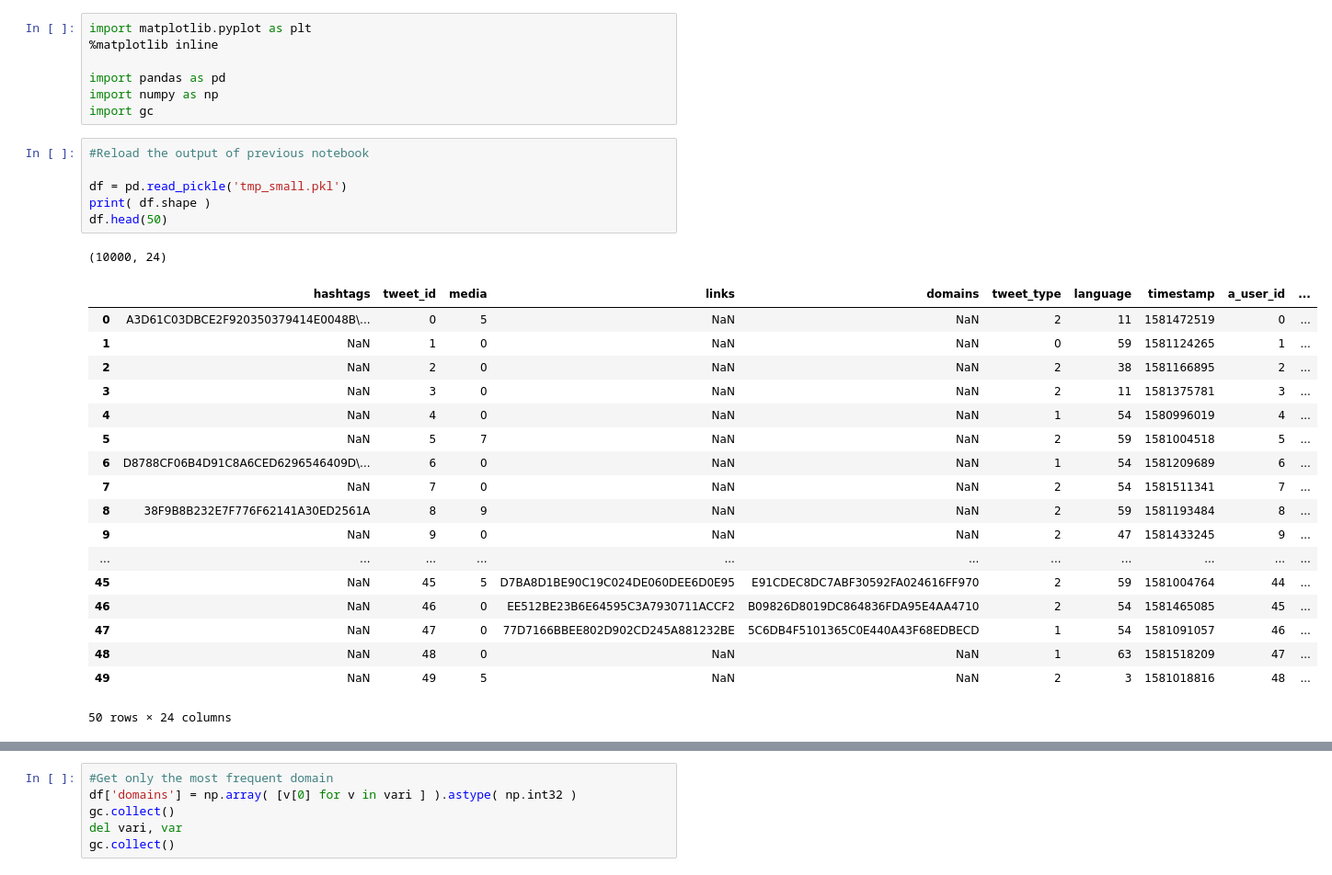
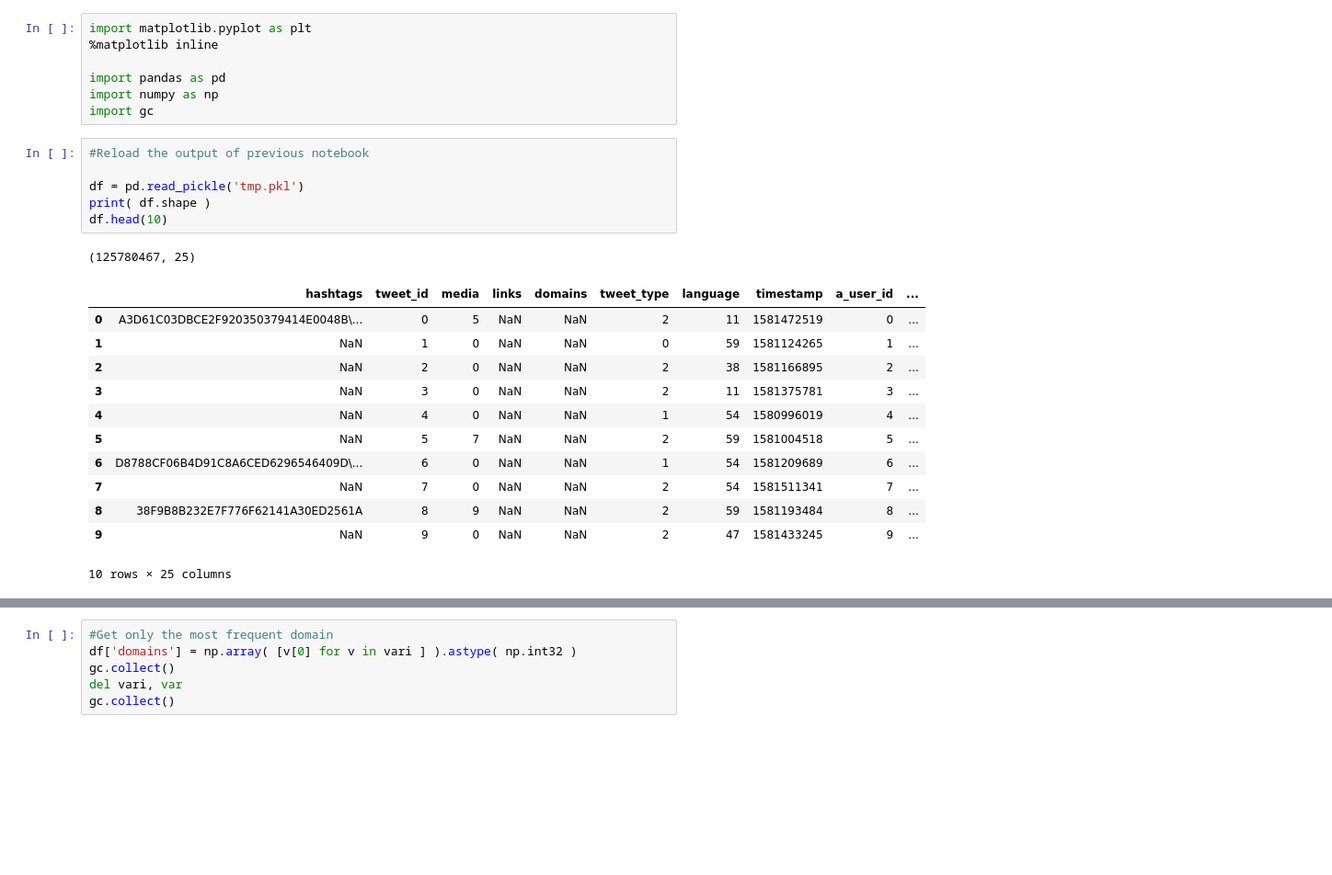
Before and after one commit to pintonos/deeplearning, a Jupyter notebook: RecSys2020/01_Preprocess/2-preproc-split-new.ipynb, the cells around one changed output, grey strips where cells are left out. Shown at 92% size. Drawn from its saved outputs; the diff is of its cells as text; blank space fills up the shorter version.

```diff
--- a/RecSys2020/01_Preprocess/2-preproc-split-new.ipynb
+++ b/RecSys2020/01_Preprocess/2-preproc-split-new.ipynb
@@ -19,29 +19,23 @@ import gc
 # %%
 #Reload the output of previous notebook
 
-df = pd.read_pickle('tmp_small.pkl')
+df = pd.read_pickle('tmp.pkl')
 print( df.shape )
-df.head(50)
+df.head(10)
 # %% [output]
-(10000, 24)
+(125780467, 25)
 |  | hashtags | tweet_id | media | links | domains | tweet_type | language | timestamp | a_user_id | ... |
 | 0 | A3D61C03DBCE2F920350379414E0048B\... | 0 | 5 | NaN | NaN | 2 | 11 | 1581472519 | 0 | ... |
 | 1 | NaN | 1 | 0 | NaN | NaN | 0 | 59 | 1581124265 | 1 | ... |
 | 2 | NaN | 2 | 0 | NaN | NaN | 2 | 38 | 1581166895 | 2 | ... |
 | 3 | NaN | 3 | 0 | NaN | NaN | 2 | 11 | 1581375781 | 3 | ... |
 | 4 | NaN | 4 | 0 | NaN | NaN | 1 | 54 | 1580996019 | 4 | ... |
 | 5 | NaN | 5 | 7 | NaN | NaN | 2 | 59 | 1581004518 | 5 | ... |
 | 6 | D8788CF06B4D91C8A6CED6296546409D\... | 6 | 0 | NaN | NaN | 1 | 54 | 1581209689 | 6 | ... |
 | 7 | NaN | 7 | 0 | NaN | NaN | 2 | 54 | 1581511341 | 7 | ... |
 | 8 | 38F9B8B232E7F776F62141A30ED2561A | 8 | 9 | NaN | NaN | 2 | 59 | 1581193484 | 8 | ... |
 | 9 | NaN | 9 | 0 | NaN | NaN | 2 | 47 | 1581433245 | 9 | ... |
-| ... | ... | ... | ... | ... | ... | ... | ... | ... | ... | ... |
-| 45 | NaN | 45 | 5 | D7BA8D1BE90C19C024DE060DEE6D0E95 | E91CDEC8DC7ABF30592FA024616FF970 | 2 | 59 | 1581004764 | 44 | ... |
-| 46 | NaN | 46 | 0 | EE512BE23B6E64595C3A7930711ACCF2 | B09826D8019DC864836FDA95E4AA4710 | 2 | 54 | 1581465085 | 45 | ... |
-| 47 | NaN | 47 | 0 | 77D7166BBEE802D902CD245A881232BE | 5C6DB4F5101365C0E440A43F68EDBECD | 1 | 54 | 1581091057 | 46 | ... |
-| 48 | NaN | 48 | 0 | NaN | NaN | 1 | 63 | 1581518209 | 47 | ... |
-| 49 | NaN | 49 | 5 | NaN | NaN | 2 | 3 | 1581018816 | 48 | ... |
-50 rows × 24 columns
+10 rows × 25 columns
 # %%
 %%time
 
```
Also changed, not shown: parts of 11 cells of this notebook, 5 other files.
